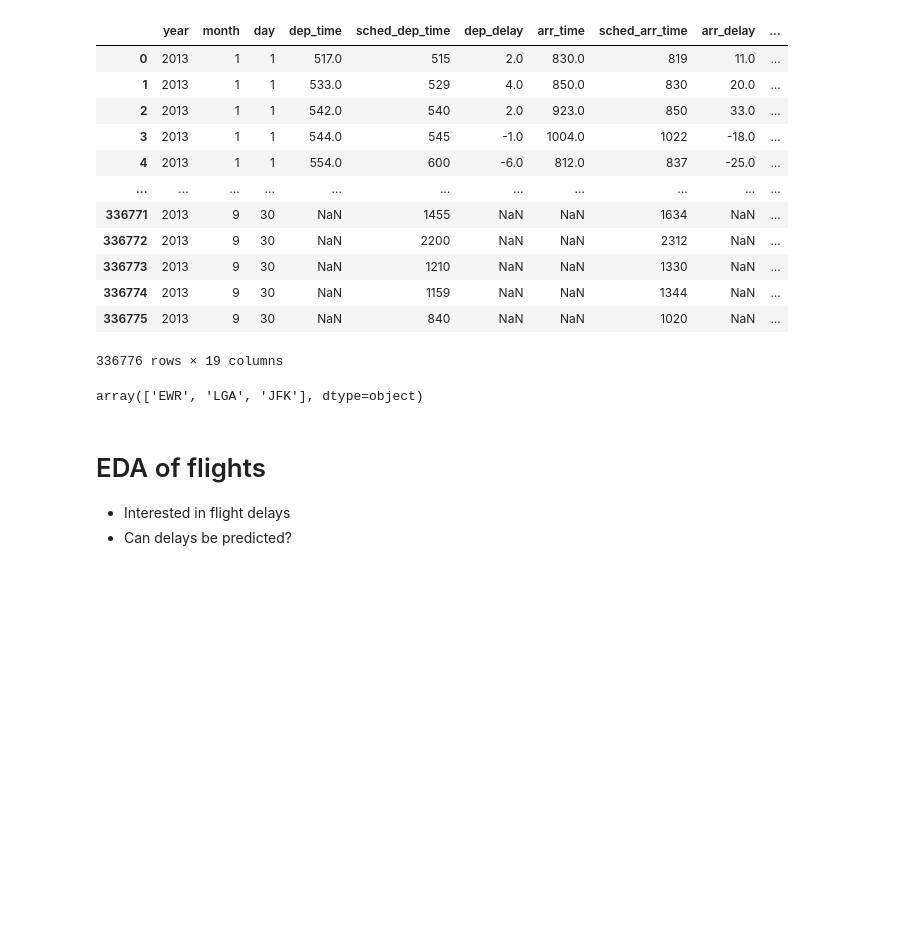
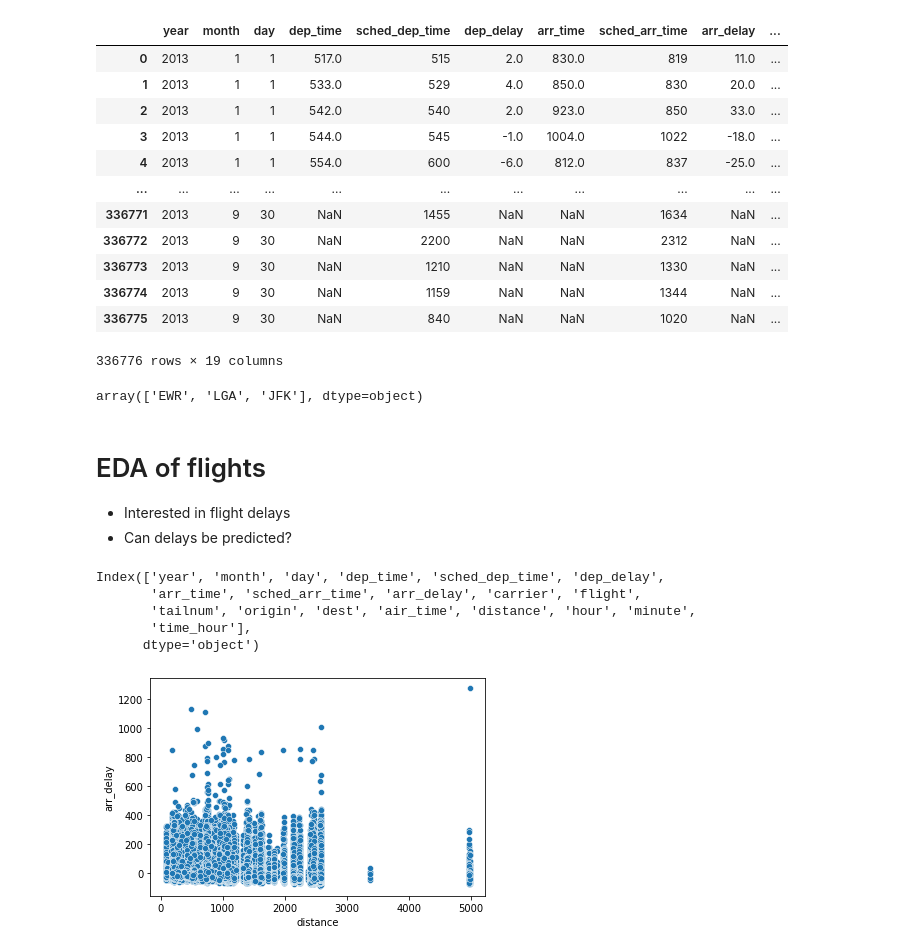
Before and after one commit to mguner/summer-2022, a Jupyter notebook: 05c-flights-intro.ipynb, the cells around one changed output. Cells and saved outputs as stored; diff of their text form; code cells hidden in the pictures; blank space fills up the shorter version.

```diff
--- a/05c-flights-intro.ipynb
+++ b/05c-flights-intro.ipynb
@@ -90,3 +90,17 @@ array(['EWR', 'LGA', 'JFK'], dtype=object)
 
 * Interested in flight delays
 * Can delays be predicted?
+# %%
+flights.keys()
+# %% [output]
+Index(['year', 'month', 'day', 'dep_time', 'sched_dep_time', 'dep_delay',
+       'arr_time', 'sched_arr_time', 'arr_delay', 'carrier', 'flight',
+       'tailnum', 'origin', 'dest', 'air_time', 'distance', 'hour', 'minute',
+       'time_hour'],
+      dtype='object')
+# %%
+import seaborn as sns
+
+sns.scatterplot(data=flights, x='distance', y='arr_delay');
+# %% [output]
+[figure, added]
```
Also changed, not shown: parts of 10 cells of this notebook.
